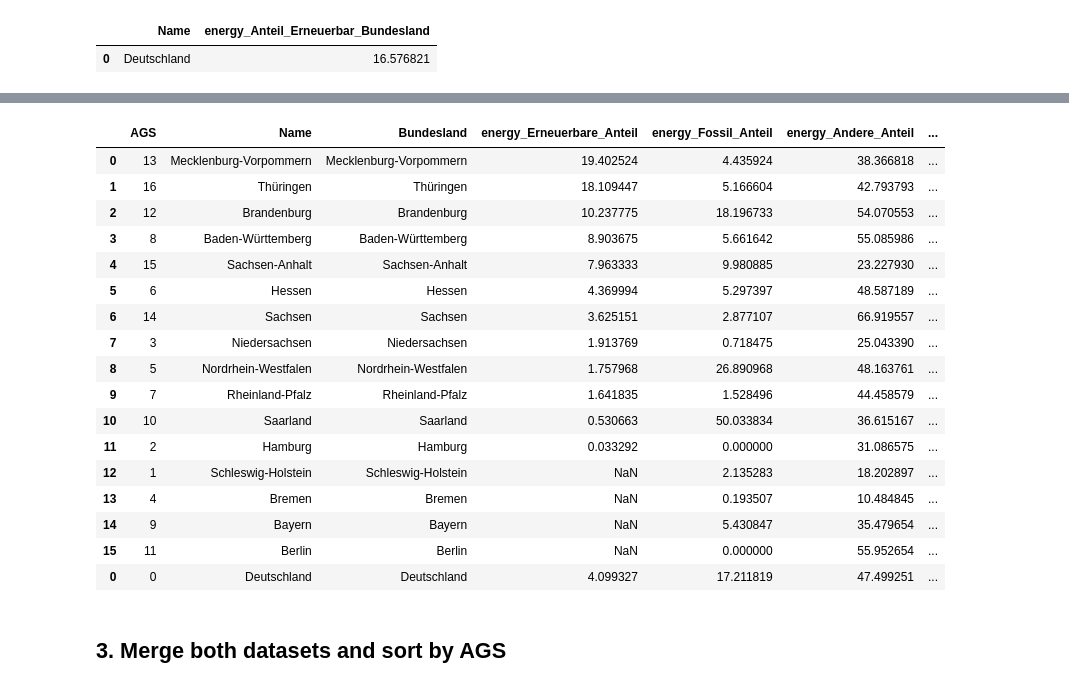
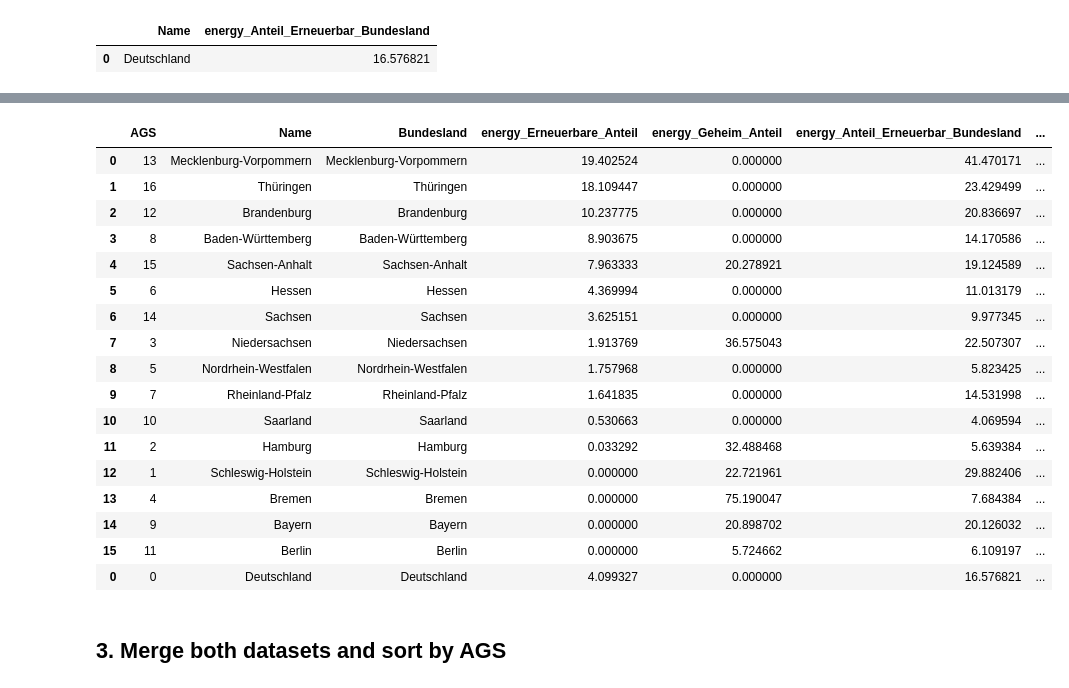
Before and after one commit to uclab-potsdam/klimataz, a Jupyter notebook: data/energy/final_ranking_energy.ipynb, the cells around one changed output, grey strips where cells are left out. Cells and saved outputs as stored; diff of their text form; code cells hidden in the pictures.

```diff
--- a/data/energy/final_ranking_energy.ipynb
+++ b/data/energy/final_ranking_energy.ipynb
@@ -264,7 +263,7 @@ blenr_filter
 | 16 | 16 | Thüringen | 1.673571e+07 | 1.729094e+07 | 1.817021e+07 | ... |
 17 rows × 203 columns
 # %%
-blcolumn_list = [x for x in enr_filter.columns if '_2020' in x if '_Anteil_' not in x]
+blcolumn_list = [x for x in enr_filter.columns if '_2020' in x if '_Anteil_' in x]
 blcolumn_list.extend(['AGS','Name',
  'Bundesland'])
 blcolumn_list
@@ -283,17 +275,18 @@ blcolumn_list
  'Bundesland']
 # %%
 blenr_energien = blenr_filter[blcolumn_list].copy()
-blenr_energien['Insgesamt'] = blenr_energien['energy_industry_consumption_insgesamt_2020']
-blenr_energien['Erneuerbare'] = blenr_energien[ 'energy_industry_consumption_Erneuerbare Energien_2020']
-blenr_energien['Fossil'] = blenr_energien[['energy_industry_consumption_Heizöl_2020','energy_industry_consumption_Kohle_2020']].sum(axis=1)
-blenr_energien['Andere'] = blenr_energien[['energy_industry_consumption_Sonstige Energieträger_2020','energy_industry_consumption_Strom_2020','energy_industry_consumption_Wärme_2020']].sum(axis=1)
-blenr_energien['Geheim'] = blenr_energien['energy_industry_consumption_insgesamt_2020']-blenr_energien[['Fossil','Andere','Erneuerbare']].sum(axis=1)
-blenr_energien['Erneuerbare_Anteil'] = blenr_energien['Erneuerbare']*100/blenr_energien['Insgesamt']
-blenr_energien['Fossil_Anteil'] = blenr_energien['Fossil']*100/blenr_energien['Insgesamt']
-blenr_energien['Andere_Anteil'] = blenr_energien['Andere']*100/blenr_energien['Insgesamt']
-blenr_energien['Geheim_Anteil'] = blenr_energien['Geheim']*100/blenr_energien['Insgesamt']
-blenr_energien['Geheim_Anteil'].fillna('100',inplace=True)
-blenr_energien =  blenr_energien[['AGS', 'Name','Bundesland','Erneuerbare_Anteil','Fossil_Anteil','Andere_Anteil','Geheim_Anteil','Insgesamt']]
+#blenr_energien['Insgesamt'] = blenr_energien['energy_industry_consumption_insgesamt_2020']
+#blenr_energien['Erneuerbare'] = blenr_energien[ 'energy_industry_consumption_Erneuerbare Energien_2020']
+#blenr_energien['Fossil'] = blenr_energien[['energy_industry_consumption_Heizöl_2020','energy_industry_consumption_Kohle_2020']].sum(axis=1)
+#blenr_energien['Andere'] = blenr_energien[['energy_industry_consumption_Sonstige Energieträger_2020','energy_industry_consumption_Strom_2020','energy_industry_consumption_Wärme_2020']].sum(axis=1)
+#blenr_energien['Geheim'] = blenr_energien['energy_industry_consumption_insgesamt_2020']-blenr_energien[['Fossil','Andere','Erneuerbare']].sum(axis=1)
+blenr_energien['Erneuerbare_Anteil'] = blenr_energien['energy_industry_consumption_Anteil_Erneuerbar_2020'].astype(float)
+#blenr_energien['Fossil_Anteil'] = blenr_energien['Fossil']*100/blenr_energien['Insgesamt']
+#blenr_energien['Andere_Anteil'] = blenr_energien['Andere']*100/blenr_energien['Insgesamt']
+blenr_energien['Geheim_Anteil'] = blenr_energien['energy_industry_consumption_Anteil_Geheim_2020'].astype(float)
+blenr_energien['Erneuerbare_Anteil'].fillna(0,inplace=True)
+blenr_energien['Geheim_Anteil'].fillna(100,inplace=True)
+blenr_energien =  blenr_energien[['AGS', 'Name','Bundesland','Erneuerbare_Anteil','Geheim_Anteil']]
 
 dl_energien = blenr_energien.loc[0]
 blenr_energien = blenr_energien[blenr_energien['AGS']>0]
@@ -394,26 +384,26 @@ blenr_energien
 # %%
 blenr_final = blenr_energien.copy()
-blenr_final.columns=['AGS', 'Name','Bundesland','energy_Erneuerbare_Anteil','energy_Fossil_Anteil','energy_Andere_Anteil','energy_Geheim_Anteil','energy_Insgesamt', 'energy_Anteil_Erneuerbar_Bundesland','energy_rank','energy_third']
+blenr_final.columns=['AGS', 'Name','Bundesland','energy_Erneuerbare_Anteil','energy_Geheim_Anteil', 'energy_Anteil_Erneuerbar_Bundesland','energy_rank','energy_third']
 blenr_final
 # %% [output]
-|  | AGS | Name | Bundesland | energy_Erneuerbare_Anteil | energy_Fossil_Anteil | energy_Andere_Anteil | ... |
-| 0 | 13 | Mecklenburg-Vorpommern | Mecklenburg-Vorpommern | 19.402524 | 4.435924 | 38.366818 | ... |
-| 1 | 16 | Thüringen | Thüringen | 18.109447 | 5.166604 | 42.793793 | ... |
-| 2 | 12 | Brandenburg | Brandenburg | 10.237775 | 18.196733 | 54.070553 | ... |
-| 3 | 8 | Baden-Württemberg | Baden-Württemberg | 8.903675 | 5.661642 | 55.085986 | ... |
-| 4 | 15 | Sachsen-Anhalt | Sachsen-Anhalt | 7.963333 | 9.980885 | 23.227930 | ... |
-| 5 | 6 | Hessen | Hessen | 4.369994 | 5.297397 | 48.587189 | ... |
-| 6 | 14 | Sachsen | Sachsen | 3.625151 | 2.877107 | 66.919557 | ... |
-| 7 | 3 | Niedersachsen | Niedersachsen | 1.913769 | 0.718475 | 25.043390 | ... |
-| 8 | 5 | Nordrhein-Westfalen | Nordrhein-Westfalen | 1.757968 | 26.890968 | 48.163761 | ... |
-| 9 | 7 | Rheinland-Pfalz | Rheinland-Pfalz | 1.641835 | 1.528496 | 44.458579 | ... |
-| 10 | 10 | Saarland | Saarland | 0.530663 | 50.033834 | 36.615167 | ... |
-| 11 | 2 | Hamburg | Hamburg | 0.033292 | 0.000000 | 31.086575 | ... |
-| 12 | 1 | Schleswig-Holstein | Schleswig-Holstein | NaN | 2.135283 | 18.202897 | ... |
-| 13 | 4 | Bremen | Bremen | NaN | 0.193507 | 10.484845 | ... |
-| 14 | 9 | Bayern | Bayern | NaN | 5.430847 | 35.479654 | ... |
-| 15 | 11 | Berlin | Berlin | NaN | 0.000000 | 55.952654 | ... |
-| 0 | 0 | Deutschland | Deutschland | 4.099327 | 17.211819 | 47.499251 | ... |
+|  | AGS | Name | Bundesland | energy_Erneuerbare_Anteil | energy_Geheim_Anteil | energy_Anteil_Erneuerbar_Bundesland | ... |
+| 0 | 13 | Mecklenburg-Vorpommern | Mecklenburg-Vorpommern | 19.402524 | 0.000000 | 41.470171 | ... |
+| 1 | 16 | Thüringen | Thüringen | 18.109447 | 0.000000 | 23.429499 | ... |
+| 2 | 12 | Brandenburg | Brandenburg | 10.237775 | 0.000000 | 20.836697 | ... |
+| 3 | 8 | Baden-Württemberg | Baden-Württemberg | 8.903675 | 0.000000 | 14.170586 | ... |
+| 4 | 15 | Sachsen-Anhalt | Sachsen-Anhalt | 7.963333 | 20.278921 | 19.124589 | ... |
+| 5 | 6 | Hessen | Hessen | 4.369994 | 0.000000 | 11.013179 | ... |
+| 6 | 14 | Sachsen | Sachsen | 3.625151 | 0.000000 | 9.977345 | ... |
+| 7 | 3 | Niedersachsen | Niedersachsen | 1.913769 | 36.575043 | 22.507307 | ... |
+| 8 | 5 | Nordrhein-Westfalen | Nordrhein-Westfalen | 1.757968 | 0.000000 | 5.823425 | ... |
+| 9 | 7 | Rheinland-Pfalz | Rheinland-Pfalz | 1.641835 | 0.000000 | 14.531998 | ... |
+| 10 | 10 | Saarland | Saarland | 0.530663 | 0.000000 | 4.069594 | ... |
+| 11 | 2 | Hamburg | Hamburg | 0.033292 | 32.488468 | 5.639384 | ... |
+| 12 | 1 | Schleswig-Holstein | Schleswig-Holstein | 0.000000 | 22.721961 | 29.882406 | ... |
+| 13 | 4 | Bremen | Bremen | 0.000000 | 75.190047 | 7.684384 | ... |
+| 14 | 9 | Bayern | Bayern | 0.000000 | 20.898702 | 20.126032 | ... |
+| 15 | 11 | Berlin | Berlin | 0.000000 | 5.724662 | 6.109197 | ... |
+| 0 | 0 | Deutschland | Deutschland | 4.099327 | 0.000000 | 16.576821 | ... |
 # %% [markdown]
 ## 3. Merge both datasets and sort by AGS
 # %%
```
Also changed, not shown: parts of 14 cells of this notebook, 3 other files.
